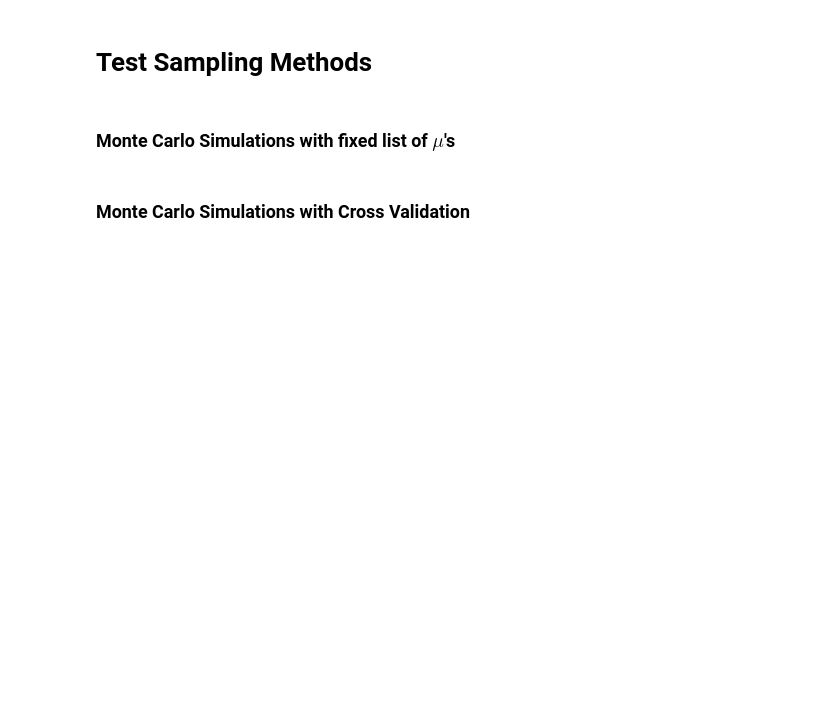
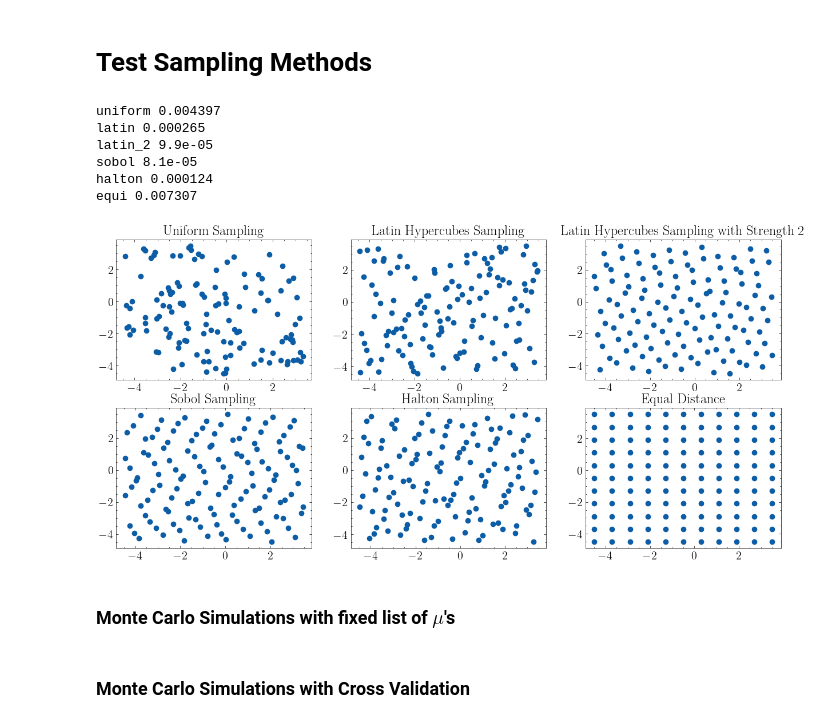
Before and after one commit to arrjon/RandomCoefficients, a Jupyter notebook: demand.ipynb, the cells around one changed output. Drawn from its saved outputs; the diff is of its cells as text; code cells hidden in the pictures; blank space fills up the shorter version.

```diff
--- a/demand.ipynb
+++ b/demand.ipynb
@@ -37,6 +41,7 @@ def generate_data(gaussian_means: np.ndarray,
                   gaussian_sigmas: np.ndarray,
                   gaussian_mixing_probs: np.ndarray,
                   n_consumers: int,
+                  fixed_products: bool = False,
                   seed: int = 42) -> (np.ndarray, np.ndarray, np.ndarray):
     assert gaussian_mixing_probs.shape[0] == gaussian_means.shape[0] == gaussian_sigmas.shape[0]
     assert gaussian_means.shape[1] == gaussian_sigmas.shape[1]
@@ -47,13 +52,14 @@ def generate_data(gaussian_means: np.ndarray,
 
     # Generate independent variable (two products with two attributes each)
     ## J=2
-    products = np.stack((np.random.uniform(0, 5, size=(n_consumers, n_product_attributes)),
-                         np.random.uniform(-3, 1, size=(n_consumers, n_product_attributes))), axis=2)
-
-    #x_i = np.array([[1, 2],  #j=1
-    #                 [1.5, 1.5]])  # j=2
-    # does not vary with consumer
-    #products = np.repeat(x_i[np.newaxis], n, axis=0)
+    if not fixed_products:
+        products = np.stack((np.random.uniform(0, 5, size=(n_consumers, n_product_attributes)),
+                             np.random.uniform(-3, 1, size=(n_consumers, n_product_attributes))), axis=2)
+    else:
+        x_i = np.array([[1, 2],  #j=1
+                         [1.5, 1.5]])  # j=2
+        # does not vary with consumer
+        products = np.repeat(x_i[np.newaxis], n, axis=0)
 
     beta = np.zeros((n_consumers, products.shape[2]))
     for mix_i, prob in enumerate(gaussian_mixing_probs):
@@ -63,7 +69,7 @@ def generate_data(gaussian_means: np.ndarray,
 
     # Generate dependent variable
     y_prop = np.zeros((n_consumers, products.shape[1]+1))
-    y = np.zeros(n)
+    y = np.zeros(n_consumers)
     for consumer_id in range(n_consumers):
         y_prop[consumer_id] = g(products[consumer_id, :], beta[consumer_id])
         y[consumer_id] = np.random.choice(np.arange(products.shape[1]+1), p=y_prop[consumer_id])
@@ -88,6 +94,7 @@ mixing_probs = np.array([0.5, 0.5])
 products, beta_unobserved, choiceData = generate_data(gaussian_means=means,
                                                       gaussian_sigmas=sigmas,
                                                       gaussian_mixing_probs=mixing_probs,
+                                                      fixed_products=True,
                                                       n_consumers=n)
 # %% [markdown]
 # Estimator
@@ -535,28 +653,68 @@ beta_grid_test_halton = make_beta_grid(n_grid_points=128, dim=products.shape[2],
                                         sampling_type='halton')
 x = np.linspace(-4.5, 3.5, 11)
 y = np.linspace(-4.5, 3.5, 11)
+beta_grid_test_equi = np.concatenate([np.array([np.ones_like(y)*x_i, y]) for x_i in x], axis=1).T
+# %%
+uniform, latin, latin_2, sobol, halton = [], [], [], [], []
+for i in range(1000):
+    uniform_grid = make_beta_grid(n_grid_points=128, dim=products.shape[2], support=(0, 1),
+                                            sampling_type='uniform')
+    uniform.append(stats.qmc.discrepancy(uniform_grid, method='MD'))
+    latin_grid = make_beta_grid(n_grid_points=128, dim=products.shape[2], support=(-0, 1),
+                                            sampling_type='latin_hypercubes')
+    latin.append(stats.qmc.discrepancy(latin_grid, method='MD'))
+    latin_2_grid = make_beta_grid(n_grid_points=121, dim=products.shape[2], support=(0, 1),
+                                            sampling_type='latin_hypercubes_2')
+    latin_2.append(stats.qmc.discrepancy(latin_2_grid, method='MD'))
+    sobol_grid = make_beta_grid(n_grid_points=128, dim=products.shape[2], support=(0, 1),
+                                            sampling_type='sobol')
+    sobol.append(stats.qmc.discrepancy(sobol_grid, method='MD'))
+    halton_grid = make_beta_grid(n_grid_points=128, dim=products.shape[2], support=(0, 1),
+                                            sampling_type='halton')
+    halton.append(stats.qmc.discrepancy(halton_grid, method='MD'))
+
+print('uniform', np.mean(uniform).round(6))
+print('latin', np.mean(latin).round(6))
+print('latin_2', np.mean(latin_2).round(6))
+print('sobol', np.mean(sobol).round(6))
+print('halton', np.mean(halton).round(6))
+
+x_01 = np.linspace(0, 1, 11)
+y_01 = np.linspace(0, 1, 11)
+equi_grid = np.concatenate([np.array([np.ones_like(y_01)*x_i, y_01]) for x_i in x_01], axis=1).T
+print('equi', np.round(stats.qmc.discrepancy(equi_grid, method='MD'), 6))
+# %% [output]
+uniform 0.004397
+latin 0.000265
+latin_2 9.9e-05
+sobol 8.1e-05
+halton 0.000124
+equi 0.007307
 # %%
 fig, ax = plt.subplots(2, 3, figsize=(15, 7))
 
 ax[0,0].set_title('Uniform Sampling')
 ax[0,0].scatter(beta_grid_test_uniform[:, 0], beta_grid_test_uniform[:, 1])
 
 ax[0,1].set_title('Latin Hypercubes Sampling')
 ax[0,1].scatter(beta_grid_test_latin[:, 0], beta_grid_test_latin[:, 1])
 
 ax[0,2].set_title('Latin Hypercubes Sampling with Strength 2')
 ax[0,2].scatter(beta_grid_test_latin_2[:, 0], beta_grid_test_latin_2[:, 1])
 
 ax[1,0].set_title('Sobol Sampling')
 ax[1,0].scatter(beta_grid_test_sobol[:, 0], beta_grid_test_sobol[:, 1])
 
 ax[1,1].set_title('Halton Sampling')
 ax[1,1].scatter(beta_grid_test_halton[:, 0], beta_grid_test_halton[:, 1])
 
-for x_i in x:
-    ax[1,2].set_title('Equal Distance')
-    ax[1,2].scatter(np.ones_like(y)*x_i, y, color='#1f77b4')
+ax[1,2].set_title('Equal Distance')
+ax[1,2].scatter(beta_grid_test_equi[:, 0], beta_grid_test_equi[:, 1])
+
+#plt.savefig('plots/sampling_methods.pdf', bbox_inches='tight', dpi=600)
 plt.show()
+# %% [output]
+[figure, added]
 # %% [markdown]
 ### Monte Carlo Simulations with fixed list of $\mu$'s
 # %%
```
Also changed, not shown: parts of 41 cells of this notebook, 16 other files.
